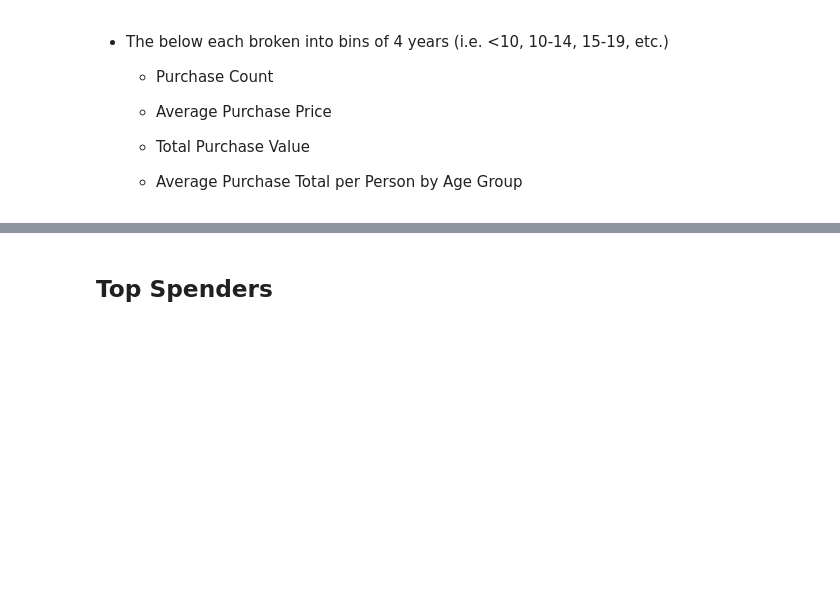
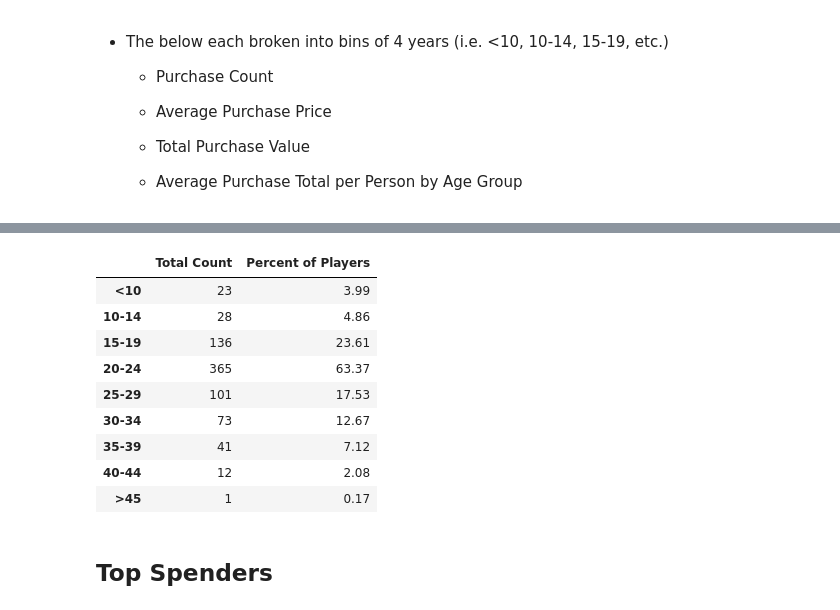
Before and after one commit to JCMedinaG/Pandas-Project, a Jupyter notebook: Heroes.ipynb, the cells around one changed output, grey strips where cells are left out. Saved outputs shown, nothing was run; the diff lists cells and outputs as text; code cells hidden in the pictures; blank space fills up the shorter version.

```diff
--- a/Heroes.ipynb
+++ b/Heroes.ipynb
@@ -148,3 +156,22 @@ age_demographics.style.format({"Average Purchase Price":"${:,.2f}",
+# %%
+age_totals = purchase_data["Age Group"].value_counts()
+age_percents = round(age_totals/total_players * 100, 2)
+
+age_demo = pd.DataFrame({"Total Count": age_totals, "Percent of Players": age_percents})
+age_demo = age_demo.sort_index()
+format.style.format({"Percent of Players":"${:,.2f}"})
+age_demo
+# %% [output]
+|  | Total Count | Percent of Players |
+| <10 | 23 | 3.99 |
+| 10-14 | 28 | 4.86 |
+| 15-19 | 136 | 23.61 |
+| 20-24 | 365 | 63.37 |
+| 25-29 | 101 | 17.53 |
+| 30-34 | 73 | 12.67 |
+| 35-39 | 41 | 7.12 |
+| 40-44 | 12 | 2.08 |
+| >45 | 1 | 0.17 |
 # %% [markdown]
 ## Top Spenders
 # %% [markdown]
```
Also changed, not shown: parts of 4 cells of this notebook.
